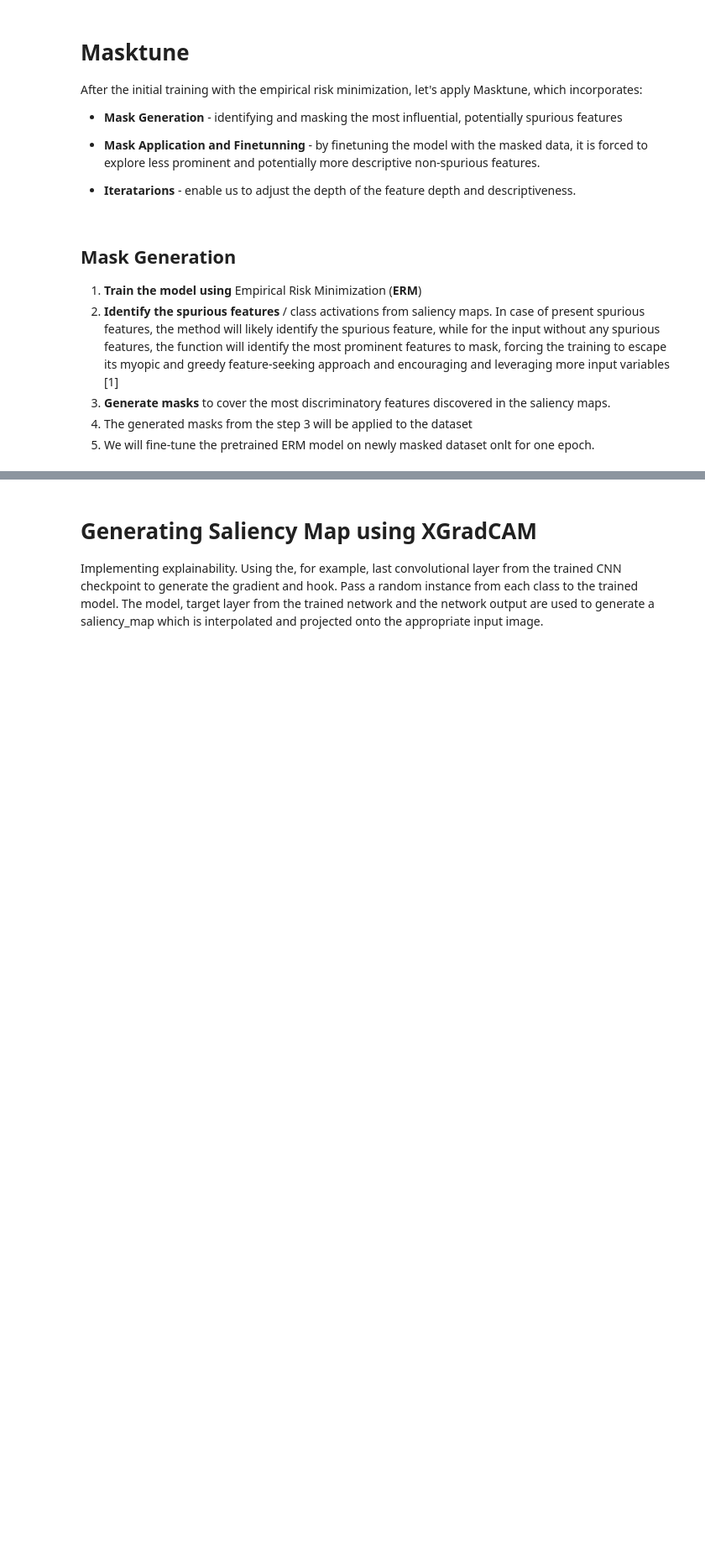
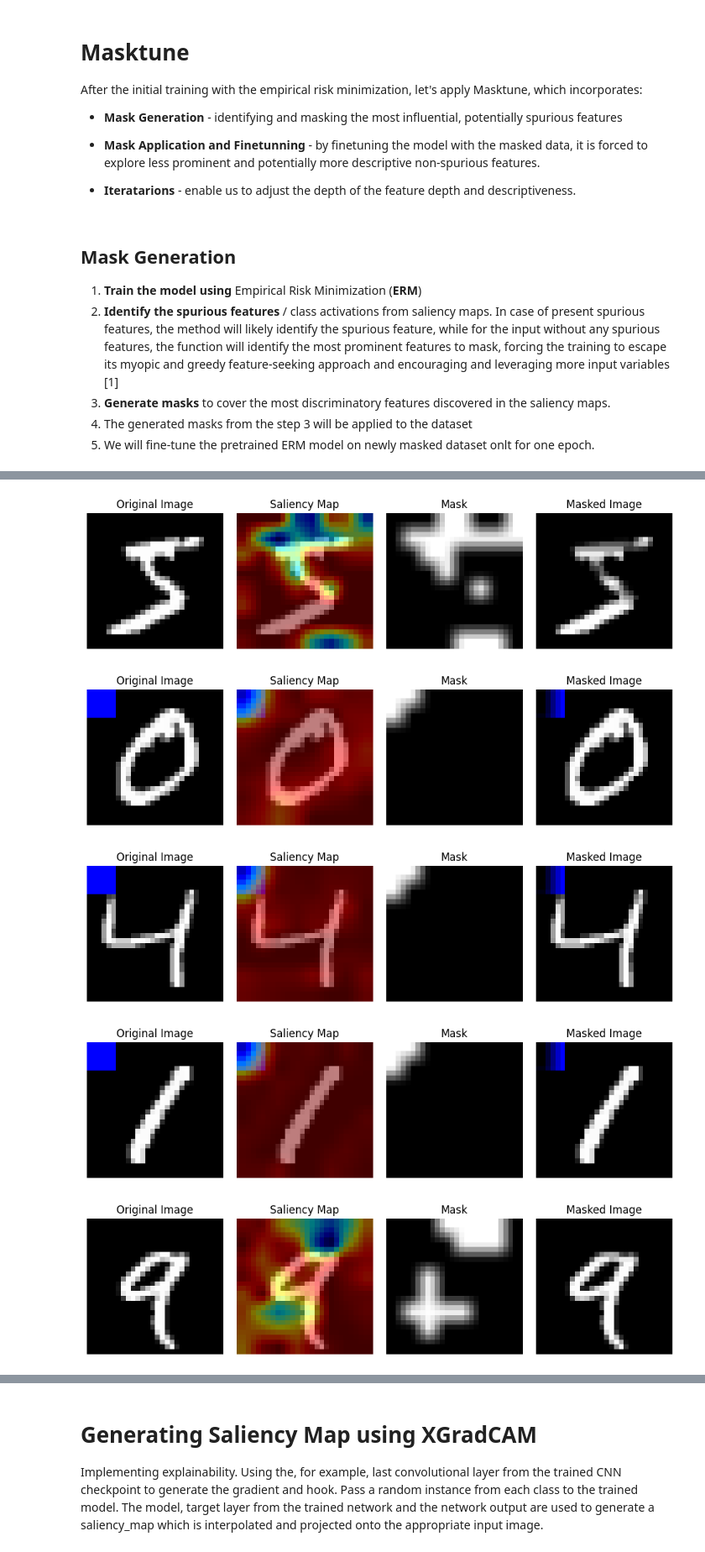
Before and after one commit to vmazashvili/Neural-Networks, a Jupyter notebook: MaskTune_Vano_Mazashvili_1993251.ipynb, the cells around one changed output, grey strips where cells are left out. Shown at 84% size. Saved outputs shown, nothing was run; the diff lists cells and outputs as text; code cells hidden in the pictures; blank space fills up the shorter version.

Commit message:
Rewrote MaskTune functions one by one. Now it works. Empirical improvement in classification task.

```diff
--- a/MaskTune_Vano_Mazashvili_1993251.ipynb
+++ b/MaskTune_Vano_Mazashvili_1993251.ipynb
@@ -834,0 +1026,3 @@ RuntimeError: cannot register a hook on a tensor that doesn't require gradient
+# %%
+model = SmallCNN(num_classes=2)
+train_erm(model, biased_train_dataloader, epochs=10, save_path='/content/data/MNIST/CNN_checkpoint.pth')
@@ -834,0 +1059,15 @@ RuntimeError: cannot register a hook on a tensor that doesn't require gradient
+# %%
+# Example usage:
+model = SmallCNN(num_classes=2)
+masked_train_dataset, saliency_maps, original_images, masked_images = generate_saliency_map(model, '/content/data/MNIST/CNN_checkpoint.pth', biased_train_dataloader, threshold=0.5)
+masked_train_dataloader = DataLoader(masked_train_dataset, batch_size=batch_size, shuffle=True)
+
+# Plot some saliency maps, masks, and masked images
+for i in range(5):  # Plot the first 5 samples
+    plot_saliency_and_mask(original_images[i], saliency_maps[i], create_mask(saliency_maps[i], threshold=0.3), masked_images[i])
+# %% [output]
+[figure, added]
+[figure, added]
+[figure, added]
+[figure, added]
+[figure, added]
```
Also changed, not shown: parts of 12 cells of this notebook.
